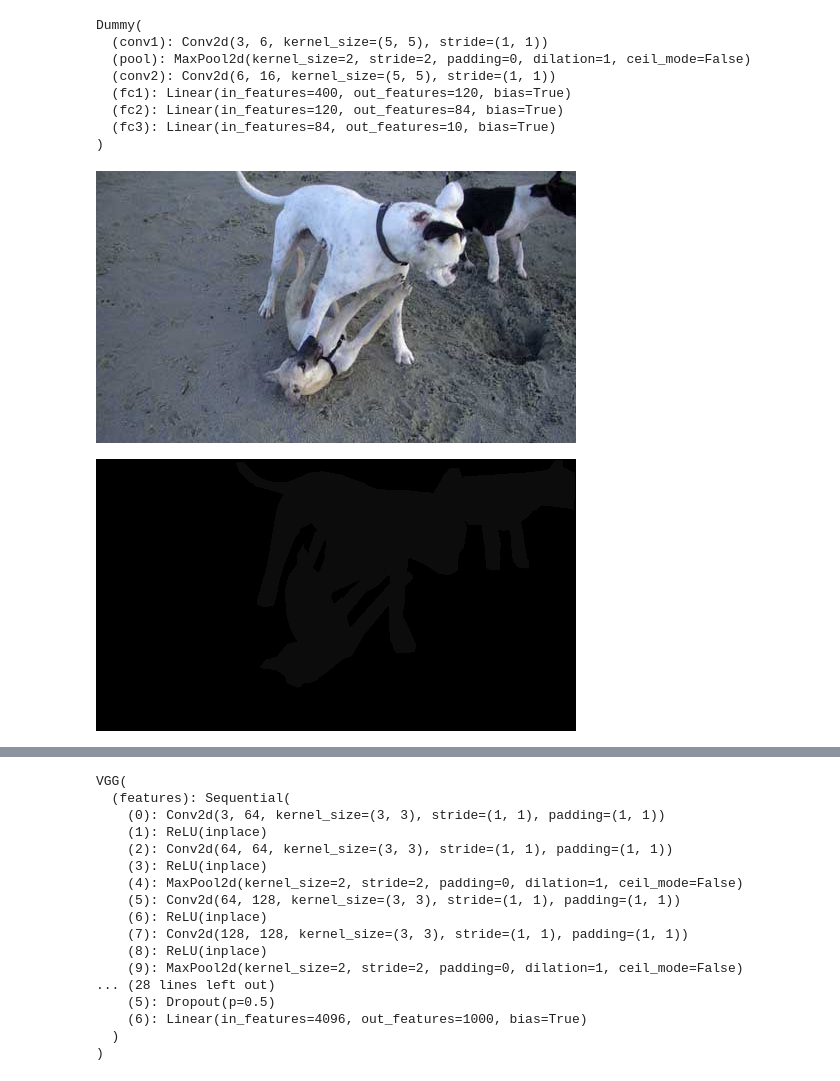
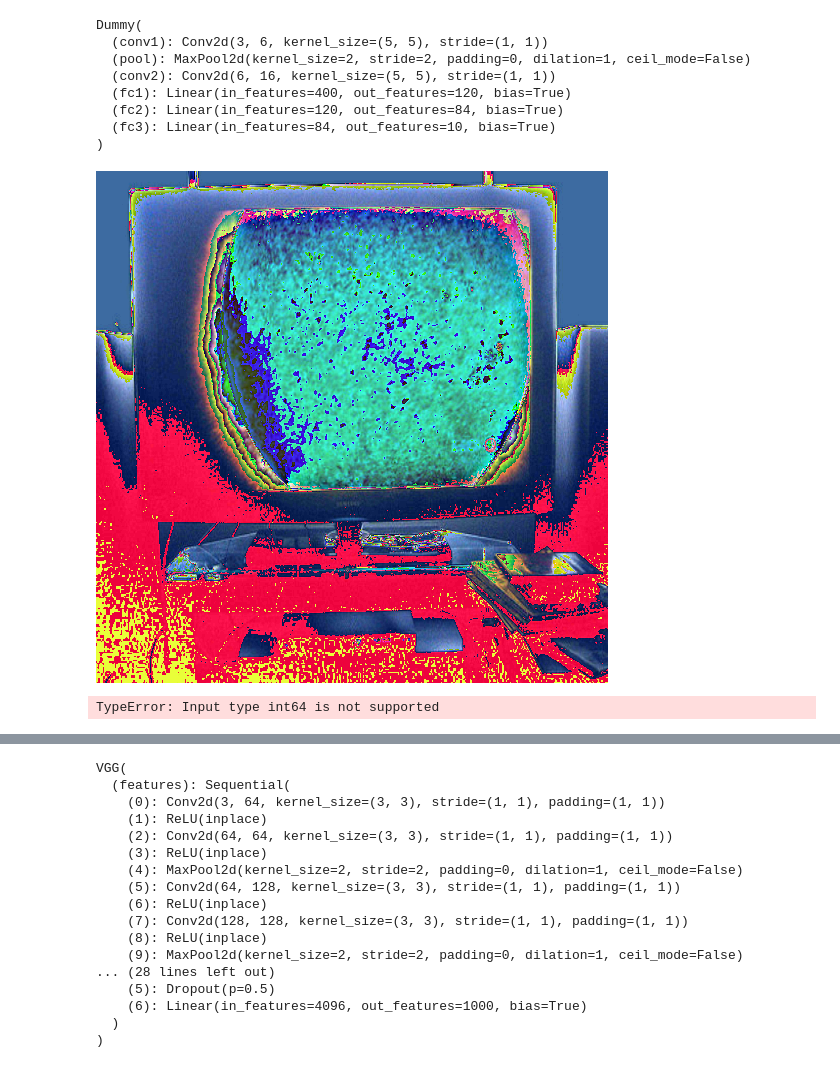
Before and after one commit to bouchardi/semantic-segmentation, a Jupyter notebook: segmentation/experiment.ipynb, the cells around one changed output, grey strips where cells are left out. Cells and saved outputs as stored; diff of their text form; code cells hidden in the pictures.

```diff
--- a/segmentation/experiment.ipynb
+++ b/segmentation/experiment.ipynb
@@ -17,15 +18,18 @@ Dummy(
   (fc2): Linear(in_features=120, out_features=84, bias=True)
   (fc3): Linear(in_features=84, out_features=10, bias=True)
 )
-# %%
-image = PascalVOC2012('train')[4].get('images')[0]
-image
-# %% [output]
-[figure, removed]
-# %%
-label = PascalVOC2012('train')[4].get('labels')[0]
-label
-# %% [output]
-[figure, removed]
+# %%
+dataset = PascalVOC2012('train')
+image, label = dataset[0]
+# %%
+image.shape
+F.to_pil_image(image[0])
+# %% [output]
+[figure, added]
+# %%
+# label.shape
+F.to_pil_image(label)
+# %% [output]
+TypeError: Input type int64 is not supported
 # %%
 model = vgg16(pretrained=True)
```
Also changed, not shown: parts of 6 cells of this notebook, 3 other files.
